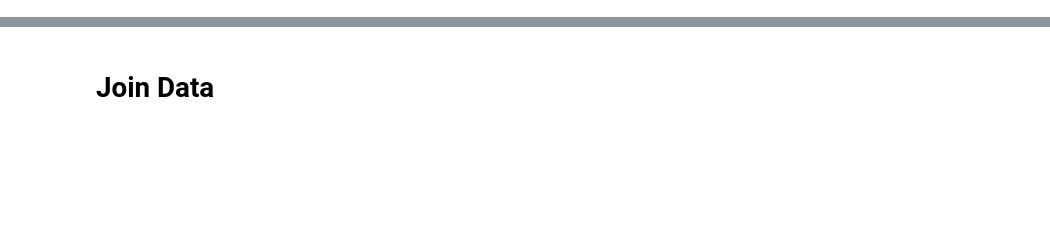
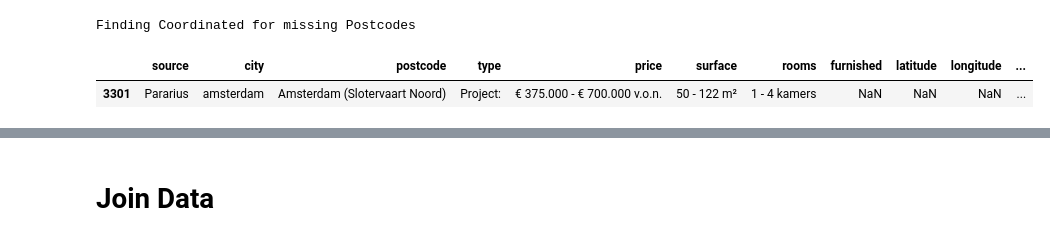
Before and after one commit to maufonsecasdfg/amsterdam_rent, a Jupyter notebook: prepare_data.ipynb, the cells around one changed output, grey strips where cells are left out. Cells and saved outputs as stored; diff of their text form; code cells hidden in the pictures; blank space fills up the shorter version.

```diff
--- a/prepare_data.ipynb
+++ b/prepare_data.ipynb
@@ -14,0 +210,9 @@ Finding Coordinated for missing Postcodes
+# %%
+f.run_formatting(train=True)
+# %% [output]
+Finding Coordinated for missing Postcodes
+# %%
+f.data[f.data['surface']=='50 - 122 m²']
+# %% [output]
+|  | source | city | postcode | type | price | surface | rooms | furnished | latitude | longitude | ... |
+| 3301 | Pararius | amsterdam | Amsterdam (Slotervaart Noord) | Project: | € 375.000 - € 700.000 v.o.n. | 50 - 122 m² | 1 - 4 kamers | NaN | NaN | NaN | ... |
```
Also changed, not shown: parts of 13 cells of this notebook, 6 other files.
